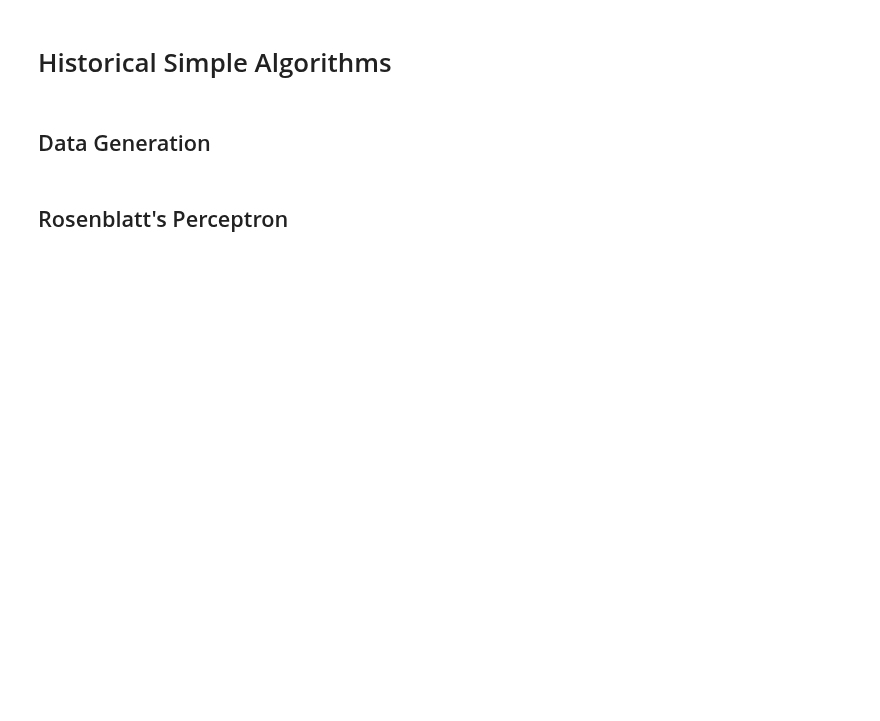
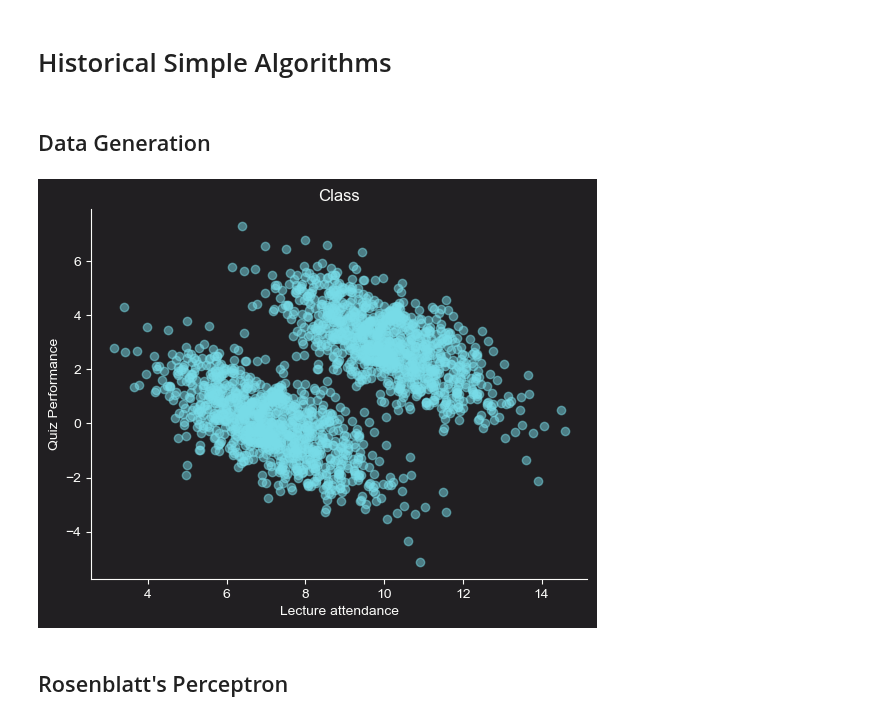
Before and after one commit to jakecreate/machine-learning-from-scratch, a Jupyter notebook: notebooks/2_historical_simple_algorithms.ipynb, the cells around one changed output. Cells and saved outputs as stored; diff of their text form; code cells hidden in the pictures; blank space fills up the shorter version.

Commit message:
generate data for historical algorithms

```diff
--- a/notebooks/2_historical_simple_algorithms.ipynb
+++ b/notebooks/2_historical_simple_algorithms.ipynb
@@ -6,5 +31,35 @@ import matplotlib.pyplot as plt
 # %% [markdown]
 ## Data Generation
+# %%
+SEED = 819
+np.random.seed(SEED)
+
+n_samples = 1000
+mean = [5, 5]
+cov = [[3, 0],
+       [0, 0.5]]
+angle = 45
+
+data = np.random.multivariate_normal(mean, cov, n_samples)
+
+theta = np.radians(angle)
+rotation_matrix = np.array([[np.cos(theta), -np.sin(theta)],
+                            [np.sin(theta), np.cos(theta)]])
+
+rotated_data = data @ rotation_matrix
+X = np.vstack([rotated_data, rotated_data + 3])
+# Scatter plot
+fig, ax = plt.subplots()
+ax.scatter(X[:, 0], X[:, 1], alpha=0.5, c=c_['blue'])
+ax.set_title('Class')
+ax.set_xlabel('Lecture attendance')
+ax.set_ylabel('Quiz Performance')
+
+ax.spines[['top', 'right']].set_visible(False)
+ax.spines[['bottom', 'left']].set_color(c_['white'])
+plt.show()
+# %% [output]
+[figure, added]
 # %% [markdown]
 ## Rosenblatt's Perceptron
 # %% [markdown]
```
Also changed, not shown: parts of 1 cell of this notebook.
